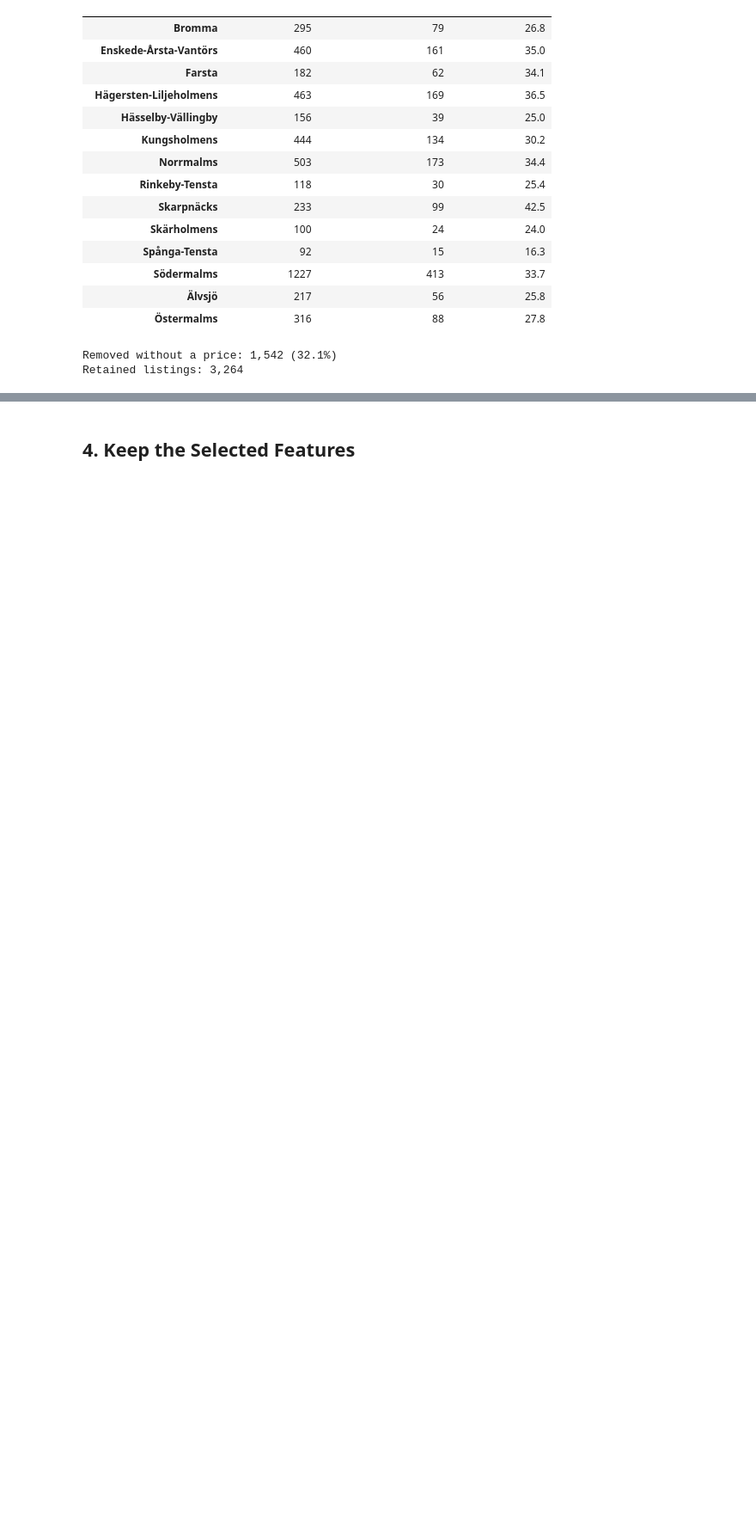
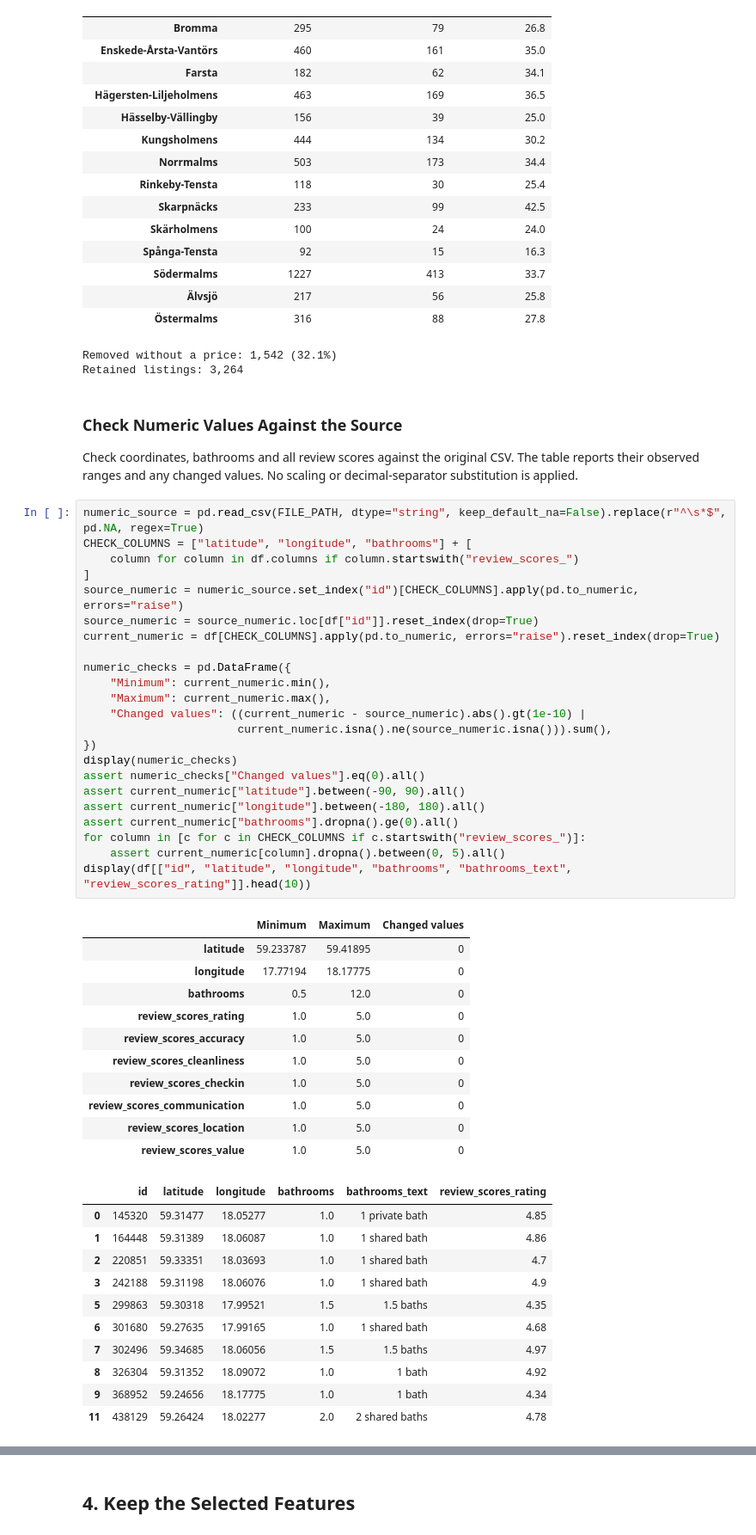
Before and after one commit to Petterluring/4dt911-vis-project-research, a Jupyter notebook: notebooks/data_preprocessing/listings.ipynb, the cells around one changed output, grey strips where cells are left out. Shown at 86% size. Cells and saved outputs as stored; diff of their text form; blank space fills up the shorter version.

```diff
--- a/notebooks/data_preprocessing/listings.ipynb
+++ b/notebooks/data_preprocessing/listings.ipynb
@@ -210,3 +213,53 @@ print(f"Retained listings: {len(df):,}")
 | Östermalms | 316 | 88 | 27.8 |
 Removed without a price: 1,542 (32.1%)
 Retained listings: 3,264
+# %% [markdown]
+### Check Numeric Values Against the Source
+
+Check coordinates, bathrooms and all review scores against the original CSV. The table reports their observed ranges and any changed values. No scaling or decimal-separator substitution is applied.
+# %%
+numeric_source = pd.read_csv(FILE_PATH, dtype="string", keep_default_na=False).replace(r"^\s*$", pd.NA, regex=True)
+CHECK_COLUMNS = ["latitude", "longitude", "bathrooms"] + [
+    column for column in df.columns if column.startswith("review_scores_")
+]
+source_numeric = numeric_source.set_index("id")[CHECK_COLUMNS].apply(pd.to_numeric, errors="raise")
+source_numeric = source_numeric.loc[df["id"]].reset_index(drop=True)
+current_numeric = df[CHECK_COLUMNS].apply(pd.to_numeric, errors="raise").reset_index(drop=True)
+
+numeric_checks = pd.DataFrame({
+    "Minimum": current_numeric.min(),
+    "Maximum": current_numeric.max(),
+    "Changed values": ((current_numeric - source_numeric).abs().gt(1e-10) |
+                       current_numeric.isna().ne(source_numeric.isna())).sum(),
+})
+display(numeric_checks)
+assert numeric_checks["Changed values"].eq(0).all()
+assert current_numeric["latitude"].between(-90, 90).all()
+assert current_numeric["longitude"].between(-180, 180).all()
+assert current_numeric["bathrooms"].dropna().ge(0).all()
+for column in [c for c in CHECK_COLUMNS if c.startswith("review_scores_")]:
+    assert current_numeric[column].dropna().between(0, 5).all()
+display(df[["id", "latitude", "longitude", "bathrooms", "bathrooms_text", "review_scores_rating"]].head(10))
+# %% [output]
+|  | Minimum | Maximum | Changed values |
+| latitude | 59.233787 | 59.41895 | 0 |
+| longitude | 17.77194 | 18.17775 | 0 |
+| bathrooms | 0.5 | 12.0 | 0 |
+| review_scores_rating | 1.0 | 5.0 | 0 |
+| review_scores_accuracy | 1.0 | 5.0 | 0 |
+| review_scores_cleanliness | 1.0 | 5.0 | 0 |
+| review_scores_checkin | 1.0 | 5.0 | 0 |
+| review_scores_communication | 1.0 | 5.0 | 0 |
+| review_scores_location | 1.0 | 5.0 | 0 |
+| review_scores_value | 1.0 | 5.0 | 0 |
+|  | id | latitude | longitude | bathrooms | bathrooms_text | review_scores_rating |
+| 0 | 145320 | 59.31477 | 18.05277 | 1.0 | 1 private bath | 4.85 |
+| 1 | 164448 | 59.31389 | 18.06087 | 1.0 | 1 shared bath | 4.86 |
+| 2 | 220851 | 59.33351 | 18.03693 | 1.0 | 1 shared bath | 4.7 |
+| 3 | 242188 | 59.31198 | 18.06076 | 1.0 | 1 shared bath | 4.9 |
+| 5 | 299863 | 59.30318 | 17.99521 | 1.5 | 1.5 baths | 4.35 |
+| 6 | 301680 | 59.27635 | 17.99165 | 1.0 | 1 shared bath | 4.68 |
+| 7 | 302496 | 59.34685 | 18.06056 | 1.5 | 1.5 baths | 4.97 |
+| 8 | 326304 | 59.31352 | 18.09072 | 1.0 | 1 bath | 4.92 |
+| 9 | 368952 | 59.24656 | 18.17775 | 1.0 | 1 bath | 4.34 |
+| 11 | 438129 | 59.26424 | 18.02277 | 2.0 | 2 shared baths | 4.78 |
```
Also changed, not shown: parts of 29 cells of this notebook, 5 other files.
